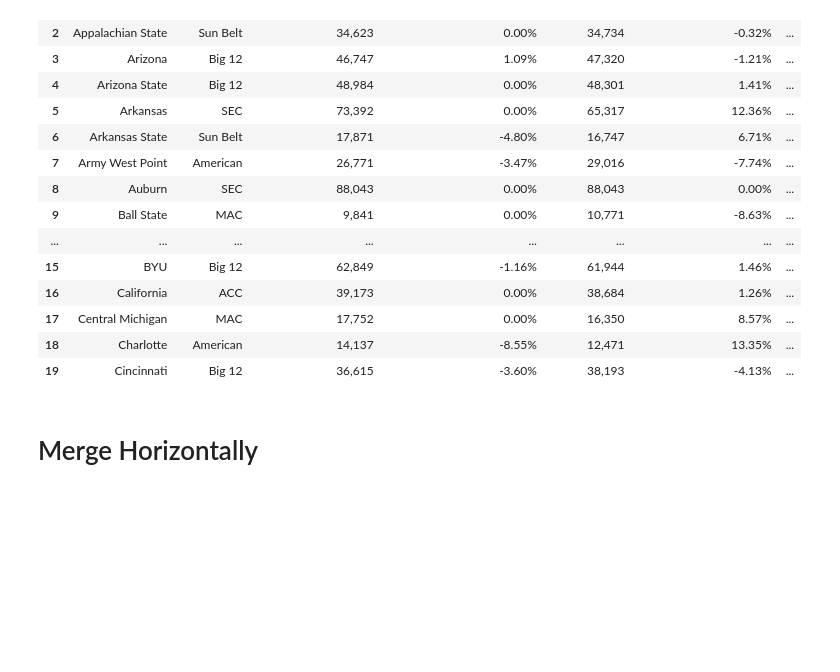
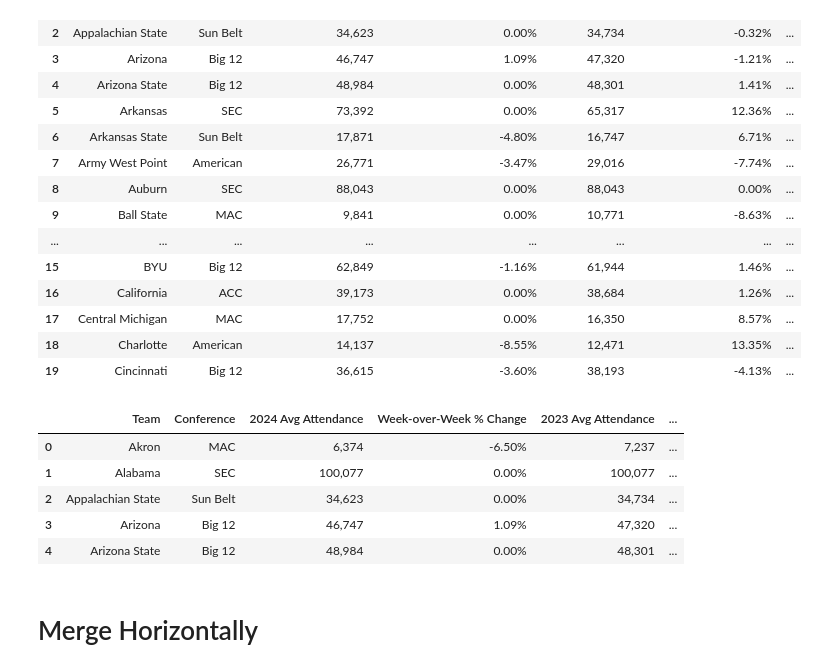
Before and after one commit to mvanzant/DW_Final_Project, a Jupyter notebook: Code/mvanzant_proposal_changed.ipynb, the cells around one changed output. Cells and saved outputs as stored; diff of their text form; code cells hidden in the pictures; blank space fills up the shorter version.

```diff
--- a/Code/mvanzant_proposal_changed.ipynb
+++ b/Code/mvanzant_proposal_changed.ipynb
@@ -119,6 +119,16 @@ scraped_df.head(20)
 | 17 | Central Michigan | MAC | 17,752 | 0.00% | 16,350 | 8.57% | ... |
 | 18 | Charlotte | American | 14,137 | -8.55% | 12,471 | 13.35% | ... |
 | 19 | Cincinnati | Big 12 | 36,615 | -3.60% | 38,193 | -4.13% | ... |
+# %%
+scraped_df = scraped_df.rename(columns={'': 'Capacity %'})
+scraped_df.head()
+# %% [output]
+|  | Team | Conference | 2024 Avg Attendance | Week-over-Week % Change | 2023 Avg Attendance | ... |
+| 0 | Akron | MAC | 6,374 | -6.50% | 7,237 | ... |
+| 1 | Alabama | SEC | 100,077 | 0.00% | 100,077 | ... |
+| 2 | Appalachian State | Sun Belt | 34,623 | 0.00% | 34,734 | ... |
+| 3 | Arizona | Big 12 | 46,747 | 1.09% | 47,320 | ... |
+| 4 | Arizona State | Big 12 | 48,984 | 0.00% | 48,301 | ... |
 # %%
 #scraped_df = scraped_df[scraped_df.School.isin(["Illinois","Indiana", "Iowa", "Maryland", "Michigan", "Michigan State", "Minnesota", "Nebraska", "Northwestern*", "Ohio State", "Penn State", "Purdue", "Rutgers", "Wisconsin"])]
 # %%
```
Also changed, not shown: parts of 13 cells of this notebook.
